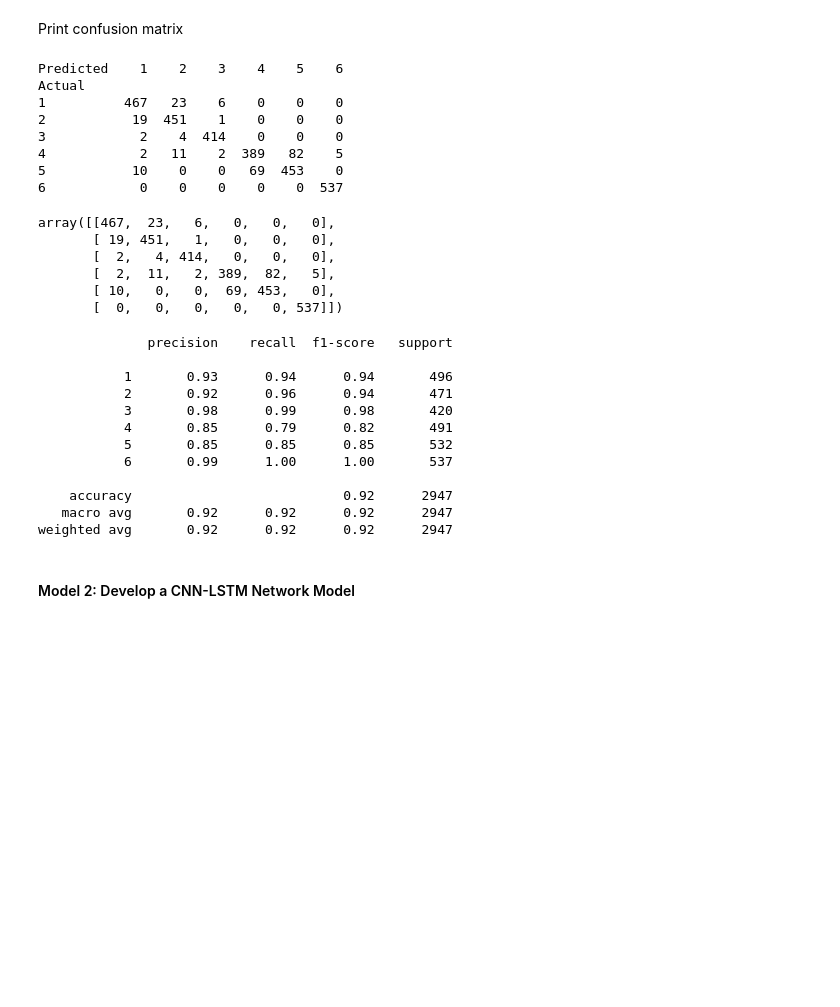
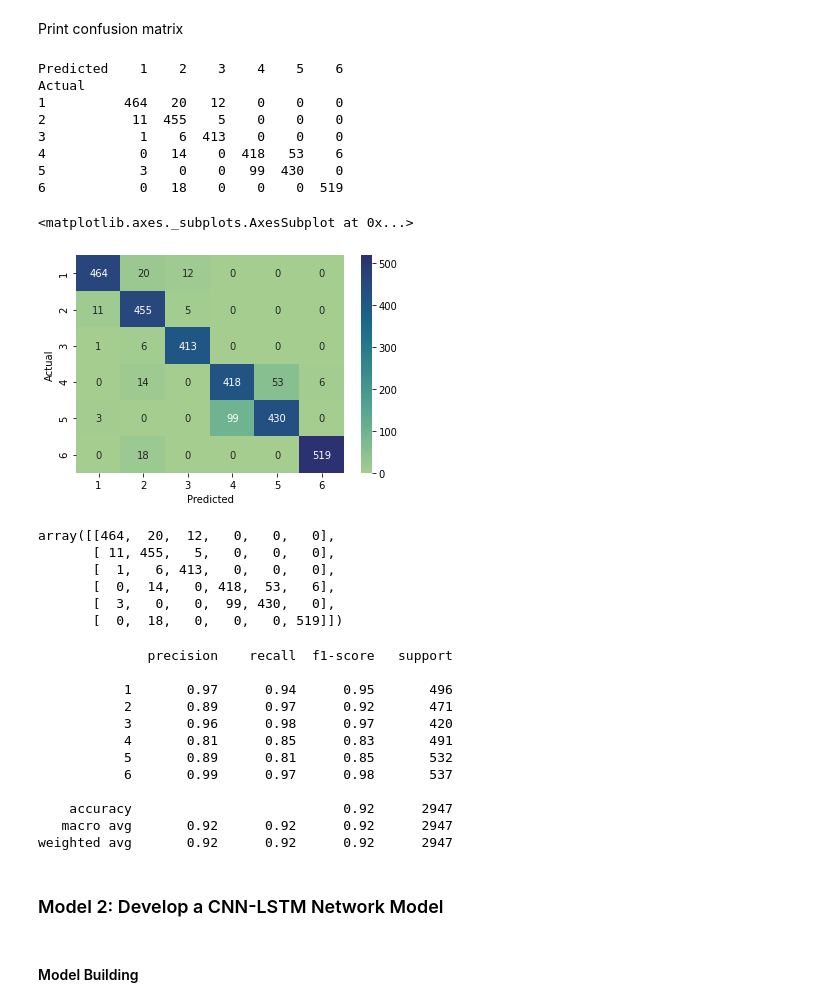
Before and after one commit to lokeshkumarn/Notebooks, a Jupyter notebook: DL_Human_Activity_Recognition_Time_Series_Classification_Assignment_2.ipynb, the cells around one changed output. Saved outputs shown, nothing was run; the diff lists cells and outputs as text; code cells hidden in the pictures; blank space fills up the shorter version.

```diff
--- a/DL_Human_Activity_Recognition_Time_Series_Classification_Assignment_2.ipynb
+++ b/DL_Human_Activity_Recognition_Time_Series_Classification_Assignment_2.ipynb
@@ -340,45 +343,52 @@ Test Accuracy: 0.9199185371398926
 # %% [markdown]
 Print confusion matrix
 # %%
-testX,testy = load_dataset_group("test",ds_path + 'HARDataset/')
-y_pred = model.predict(testX).argmax(axis = 1) + 1
+cm_testX,cm_testy = load_dataset_group("test",ds_path + 'HARDataset/')
+y_pred = model.predict(cm_testX).argmax(axis = 1) + 1
 
-df = pd.DataFrame({'y_test':testy.reshape(testy.shape[0]),'y_pred':y_pred})
+df = pd.DataFrame({'y_test':cm_testy.reshape(cm_testy.shape[0]),'y_pred':y_pred})
 df.head()
 confusion_matrix_result = pd.crosstab(df['y_test'], df['y_pred'], rownames=['Actual'], colnames=['Predicted'])
 print (confusion_matrix_result)
 # %% [output]
 Predicted    1    2    3    4    5    6
 Actual
-1          467   23    6    0    0    0
-2           19  451    1    0    0    0
-3            2    4  414    0    0    0
-4            2   11    2  389   82    5
-5           10    0    0   69  453    0
-6            0    0    0    0    0  537
+1          464   20   12    0    0    0
+2           11  455    5    0    0    0
+3            1    6  413    0    0    0
+4            0   14    0  418   53    6
+5            3    0    0   99  430    0
+6            0   18    0    0    0  519
+# %%
+sns.heatmap(confusion_matrix_result, annot=True, fmt="d", cmap="crest")
+# %% [output]
+<matplotlib.axes._subplots.AxesSubplot at 0x...>
+[figure, added]
 # %%
-confusion_matrix(testy.reshape(testy.shape[0]),y_pred)
+confusion_matrix(cm_testy.reshape(cm_testy.shape[0]),y_pred)
 # %% [output]
-array([[467,  23,   6,   0,   0,   0],
-       [ 19, 451,   1,   0,   0,   0],
-       [  2,   4, 414,   0,   0,   0],
-       [  2,  11,   2, 389,  82,   5],
-       [ 10,   0,   0,  69, 453,   0],
-       [  0,   0,   0,   0,   0, 537]])
+array([[464,  20,  12,   0,   0,   0],
+       [ 11, 455,   5,   0,   0,   0],
+       [  1,   6, 413,   0,   0,   0],
+       [  0,  14,   0, 418,  53,   6],
+       [  3,   0,   0,  99, 430,   0],
+       [  0,  18,   0,   0,   0, 519]])
 # %%
-print(classification_report(testy.reshape(testy.shape[0]),y_pred))
+print(classification_report(cm_testy.reshape(cm_testy.shape[0]),y_pred))
 # %% [output]
               precision    recall  f1-score   support
 
-           1       0.93      0.94      0.94       496
-           2       0.92      0.96      0.94       471
-           3       0.98      0.99      0.98       420
-           4       0.85      0.79      0.82       491
-           5       0.85      0.85      0.85       532
-           6       0.99      1.00      1.00       537
+           1       0.97      0.94      0.95       496
+           2       0.89      0.97      0.92       471
+           3       0.96      0.98      0.97       420
+           4       0.81      0.85      0.83       491
+           5       0.89      0.81      0.85       532
+           6       0.99      0.97      0.98       537
 
     accuracy                           0.92      2947
    macro avg       0.92      0.92      0.92      2947
 weighted avg       0.92      0.92      0.92      2947
 # %% [markdown]
-#### Model 2: Develop a CNN-LSTM Network Model
+### Model 2: Develop a CNN-LSTM Network Model
+# %% [markdown]
+#### Model Building
```
Also changed, not shown: parts of 32 cells of this notebook.
